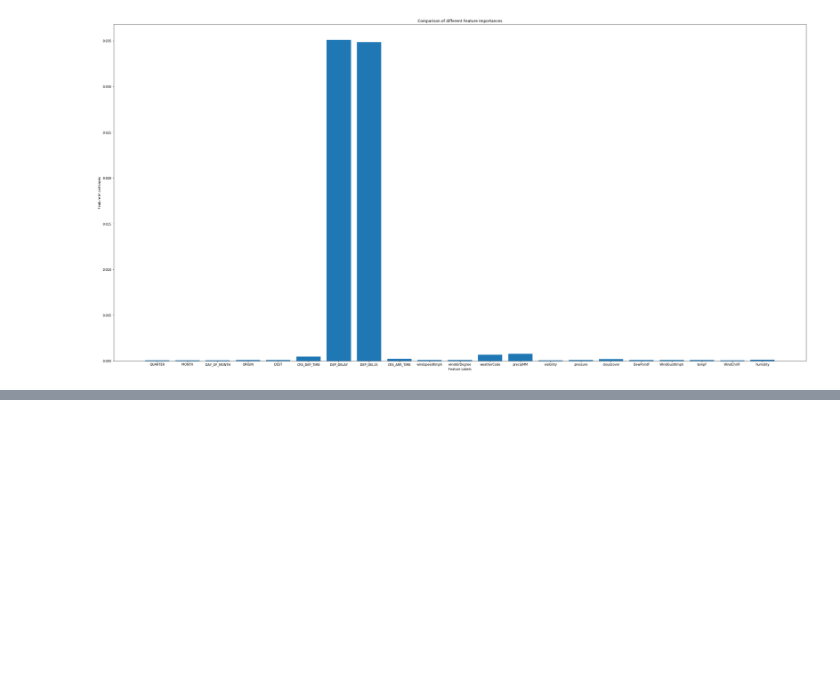
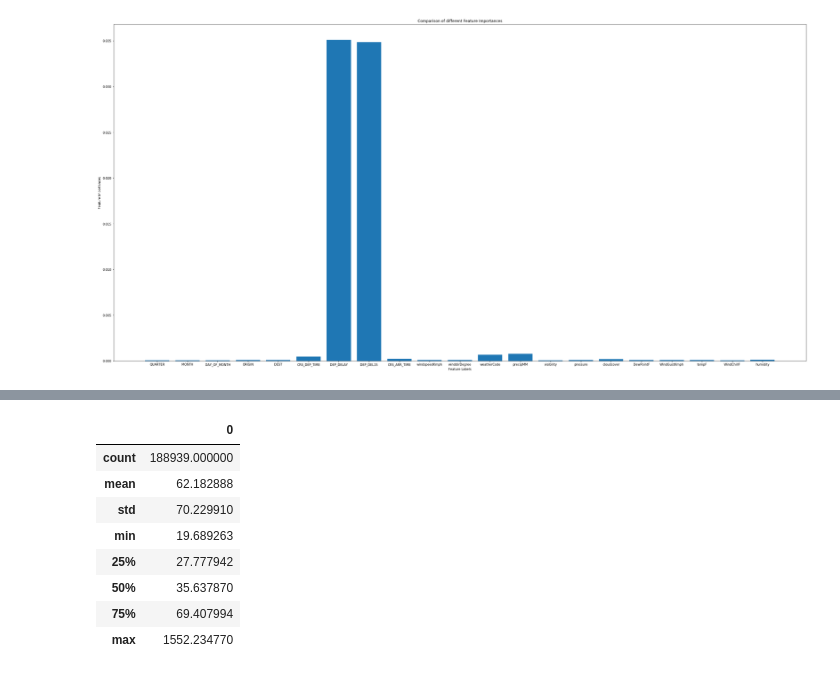
Before and after one commit to rishivar/Flight-Delay-Prediction, a Jupyter notebook: Module 3.ipynb, the cells around one changed output, grey strips where cells are left out. Saved outputs shown, nothing was run; the diff lists cells and outputs as text; code cells hidden in the pictures; blank space fills up the shorter version.

```diff
--- a/Module 3.ipynb
+++ b/Module 3.ipynb
@@ -206,0 +327,12 @@ plt.show()
+# %%
+tmp2.describe()
+# %% [output]
+|  | 0 |
+| count | 188939.000000 |
+| mean | 62.182888 |
+| std | 70.229910 |
+| min | 19.689263 |
+| 25% | 27.777942 |
+| 50% | 35.637870 |
+| 75% | 69.407994 |
+| max | 1552.234770 |
```
Also changed, not shown: parts of 20 cells of this notebook, 4 other files.
